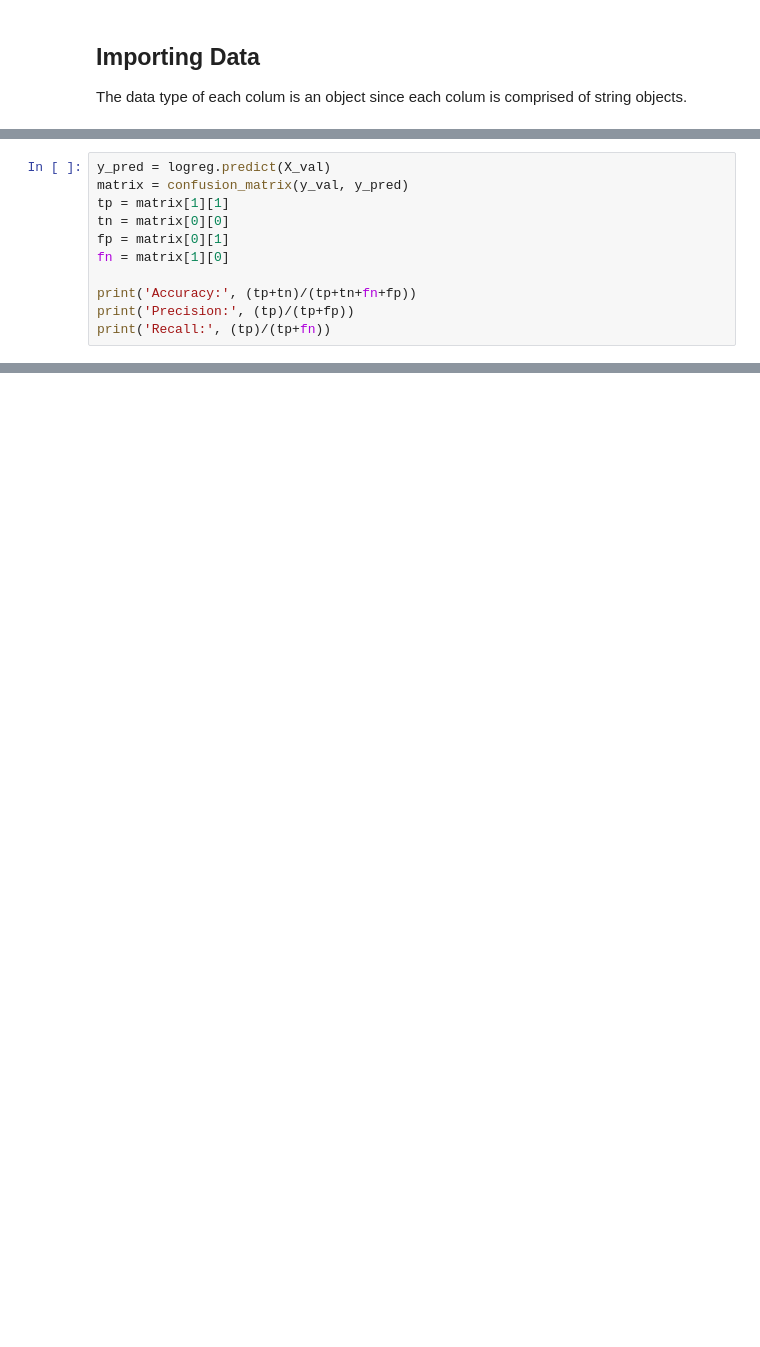
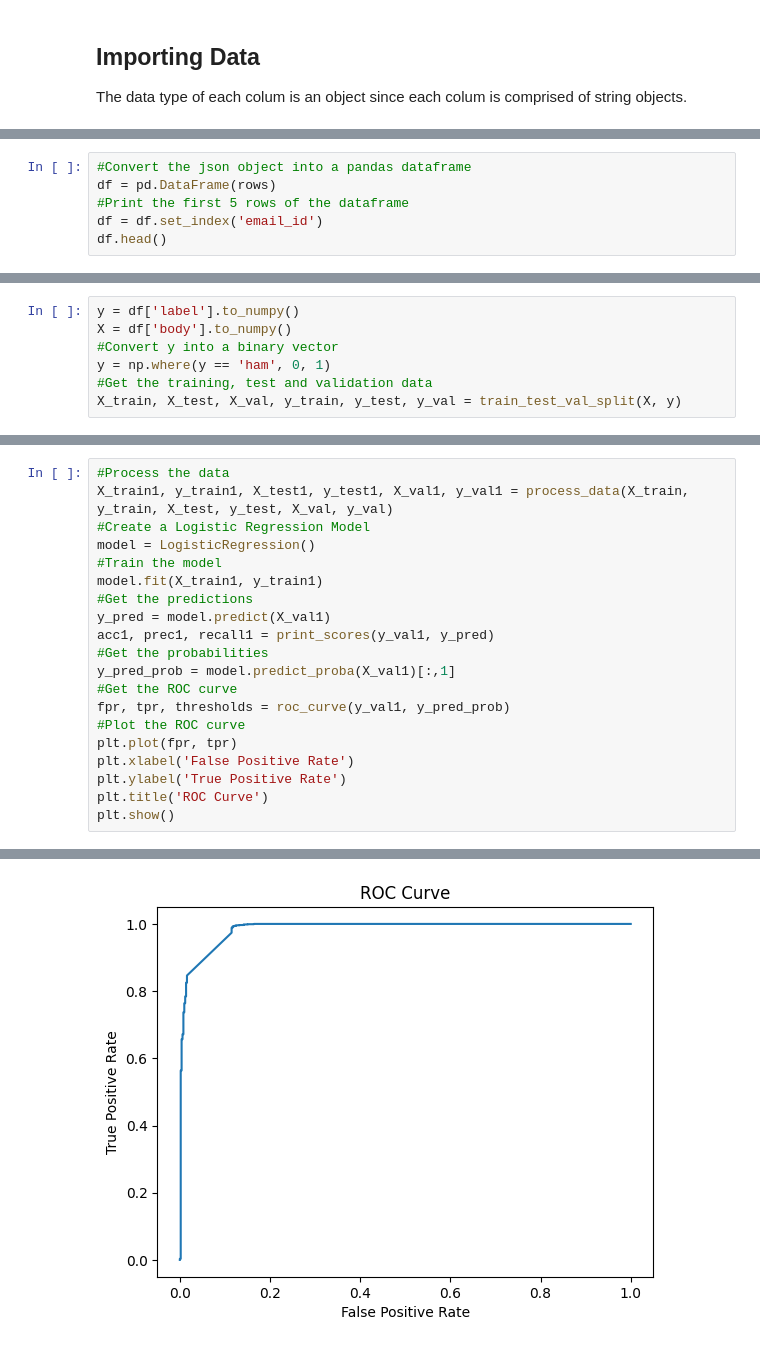
Before and after one commit to tylerfaulkner/cs4981_ml_productions, a Jupyter notebook: Lab4.ipynb, the cells around one changed output, grey strips where cells are left out. Drawn from its saved outputs; the diff is of its cells as text; blank space fills up the shorter version.

```diff
--- a/Lab4.ipynb
+++ b/Lab4.ipynb
@@ -220,11 +37,0 @@ plot_confusion_matrix(logreg, X_val, y_val)
-# %%
-y_pred = logreg.predict(X_val)
-matrix = confusion_matrix(y_val, y_pred)
-tp = matrix[1][1]
-tn = matrix[0][0]
-fp = matrix[0][1]
-fn = matrix[1][0]
-
-print('Accuracy:', (tp+tn)/(tp+tn+fn+fp))
-print('Precision:', (tp)/(tp+fp))
-print('Recall:', (tp)/(tp+fn))
@@ -234,0 +80,6 @@ Recall: 0.9236918005768439
+# %%
+#Convert the json object into a pandas dataframe
+df = pd.DataFrame(rows)
+#Print the first 5 rows of the dataframe
+df = df.set_index('email_id')
+df.head()
@@ -234,0 +169,7 @@ Recall: 0.9236918005768439
+# %%
+y = df['label'].to_numpy()
+X = df['body'].to_numpy()
+#Convert y into a binary vector
+y = np.where(y == 'ham', 0, 1)
+#Get the training, test and validation data
+X_train, X_test, X_val, y_train, y_test, y_val = train_test_val_split(X, y)
@@ -234,0 +180,21 @@ Recall: 0.9236918005768439
+# %%
+#Process the data
+X_train1, y_train1, X_test1, y_test1, X_val1, y_val1 = process_data(X_train, y_train, X_test, y_test, X_val, y_val)
+#Create a Logistic Regression Model
+model = LogisticRegression()
+#Train the model
+model.fit(X_train1, y_train1)
+#Get the predictions
+y_pred = model.predict(X_val1)
+acc1, prec1, recall1 = print_scores(y_val1, y_pred)
+#Get the probabilities
+y_pred_prob = model.predict_proba(X_val1)[:,1]
+#Get the ROC curve
+fpr, tpr, thresholds = roc_curve(y_val1, y_pred_prob)
+#Plot the ROC curve
+plt.plot(fpr, tpr)
+plt.xlabel('False Positive Rate')
+plt.ylabel('True Positive Rate')
+plt.title('ROC Curve')
+plt.show()
+# %% [output]
@@ -234,0 +214 @@ Recall: 0.9236918005768439
+[figure, added]
```
Also changed, not shown: parts of 45 cells of this notebook, 1 other file.
